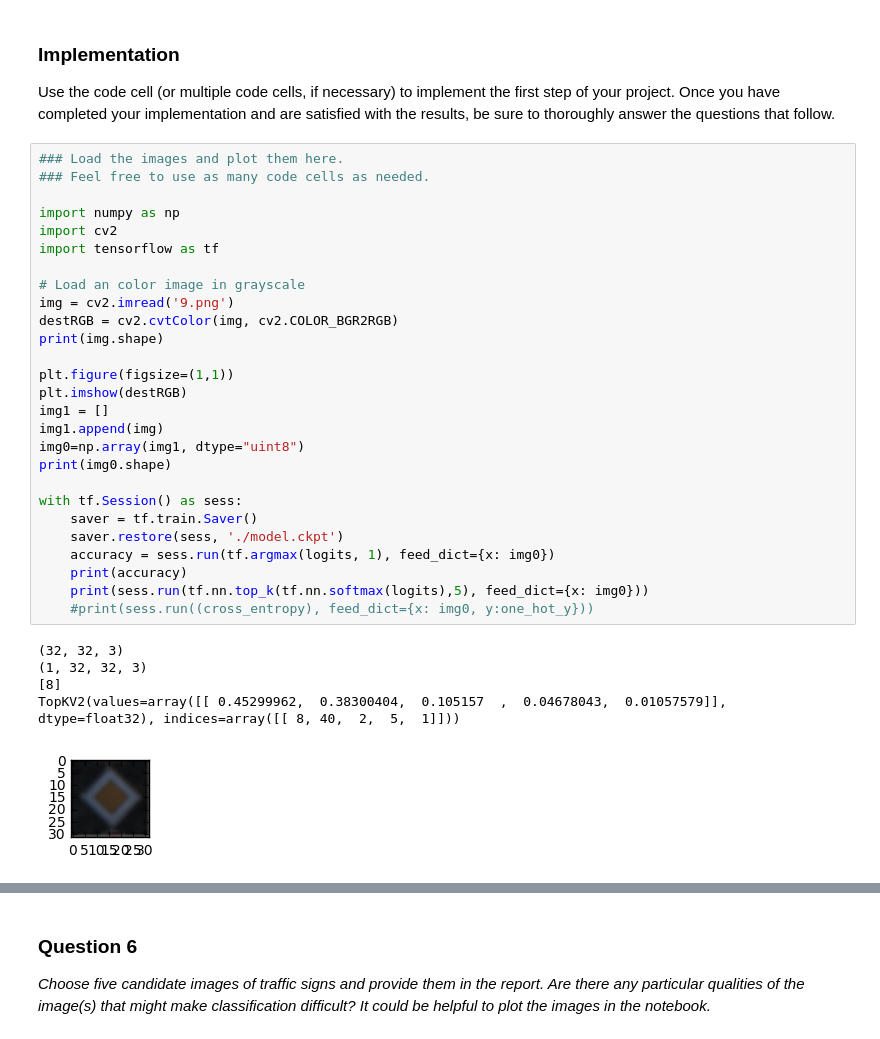
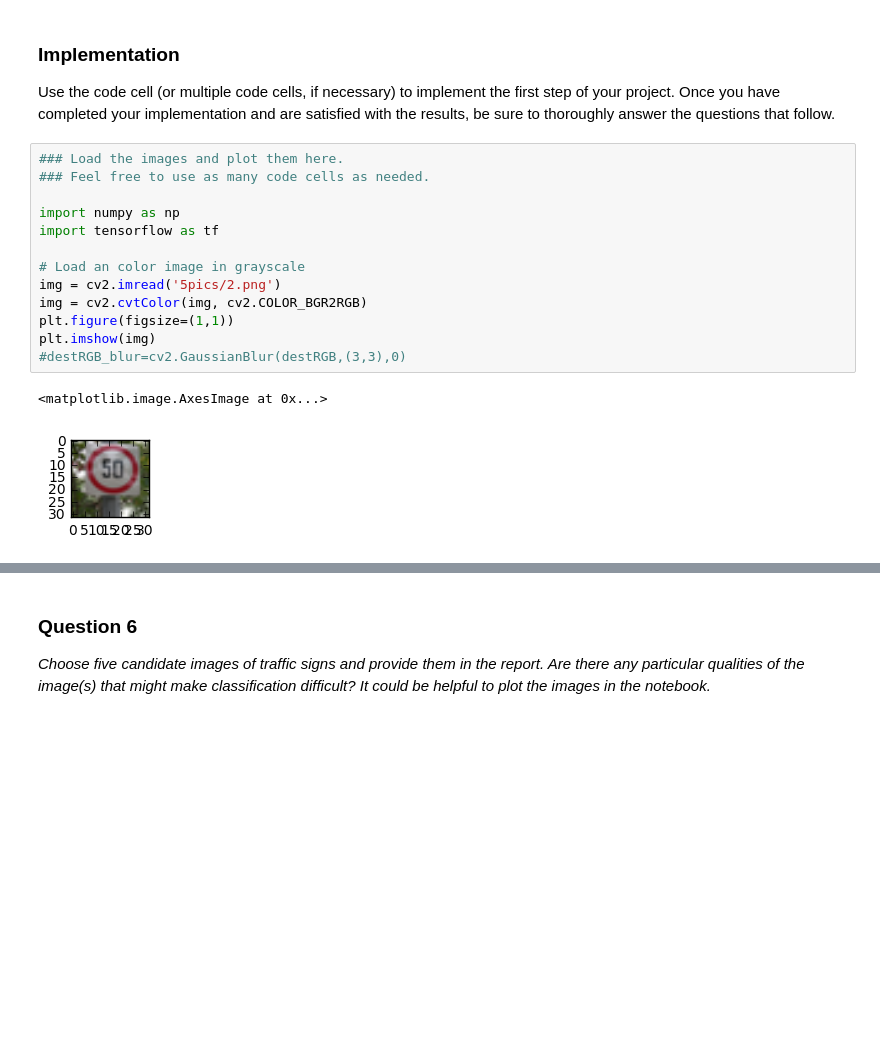
Before and after one commit to Baozhang-Ren/CarND-Traffic-Sign-Classifier-Project, a Jupyter notebook: Traffic_Sign_Classifier.ipynb, the cells around one changed output, grey strips where cells are left out. Saved outputs shown, nothing was run; the diff lists cells and outputs as text; blank space fills up the shorter version.

```diff
--- a/Traffic_Sign_Classifier.ipynb
+++ b/Traffic_Sign_Classifier.ipynb
@@ -350,33 +362,16 @@ Use the code cell (or multiple code cells, if necessary) to implement the first
 # %%
 ### Load the images and plot them here.
 ### Feel free to use as many code cells as needed.
 
 import numpy as np
-import cv2
 import tensorflow as tf
 
 # Load an color image in grayscale
-img = cv2.imread('9.png')
-destRGB = cv2.cvtColor(img, cv2.COLOR_BGR2RGB)
-print(img.shape)
-
+img = cv2.imread('5pics/2.png')
+img = cv2.cvtColor(img, cv2.COLOR_BGR2RGB)
 plt.figure(figsize=(1,1))
-plt.imshow(destRGB)
-img1 = []
-img1.append(img)
-img0=np.array(img1, dtype="uint8")
-print(img0.shape)
-
-with tf.Session() as sess:
-    saver = tf.train.Saver()
-    saver.restore(sess, './model.ckpt')
-    accuracy = sess.run(tf.argmax(logits, 1), feed_dict={x: img0})
-    print(accuracy)
-    print(sess.run(tf.nn.top_k(tf.nn.softmax(logits),5), feed_dict={x: img0}))
-    #print(sess.run((cross_entropy), feed_dict={x: img0, y:one_hot_y}))
+plt.imshow(img)
+#destRGB_blur=cv2.GaussianBlur(destRGB,(3,3),0)
 # %% [output]
-(32, 32, 3)
-(1, 32, 32, 3)
-[8]
-TopKV2(values=array([[ 0.45299962,  0.38300404,  0.105157  ,  0.04678043,  0.01057579]], dtype=float32), indices=array([[ 8, 40,  2,  5,  1]]))
+<matplotlib.image.AxesImage at 0x...>
-[figure, old version]
+[figure, new version]
```
Also changed, not shown: parts of 29 cells of this notebook, 15 other files.
